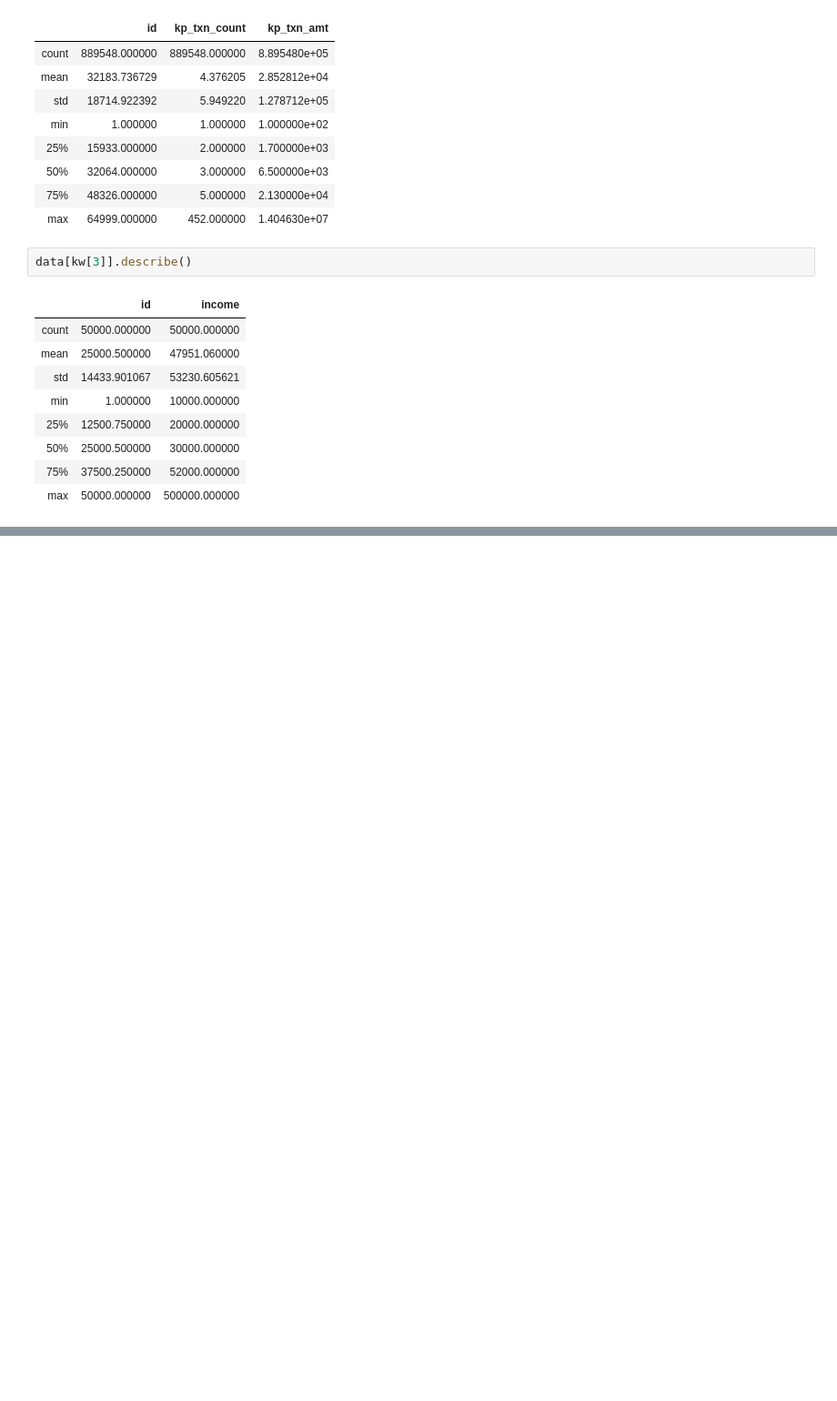
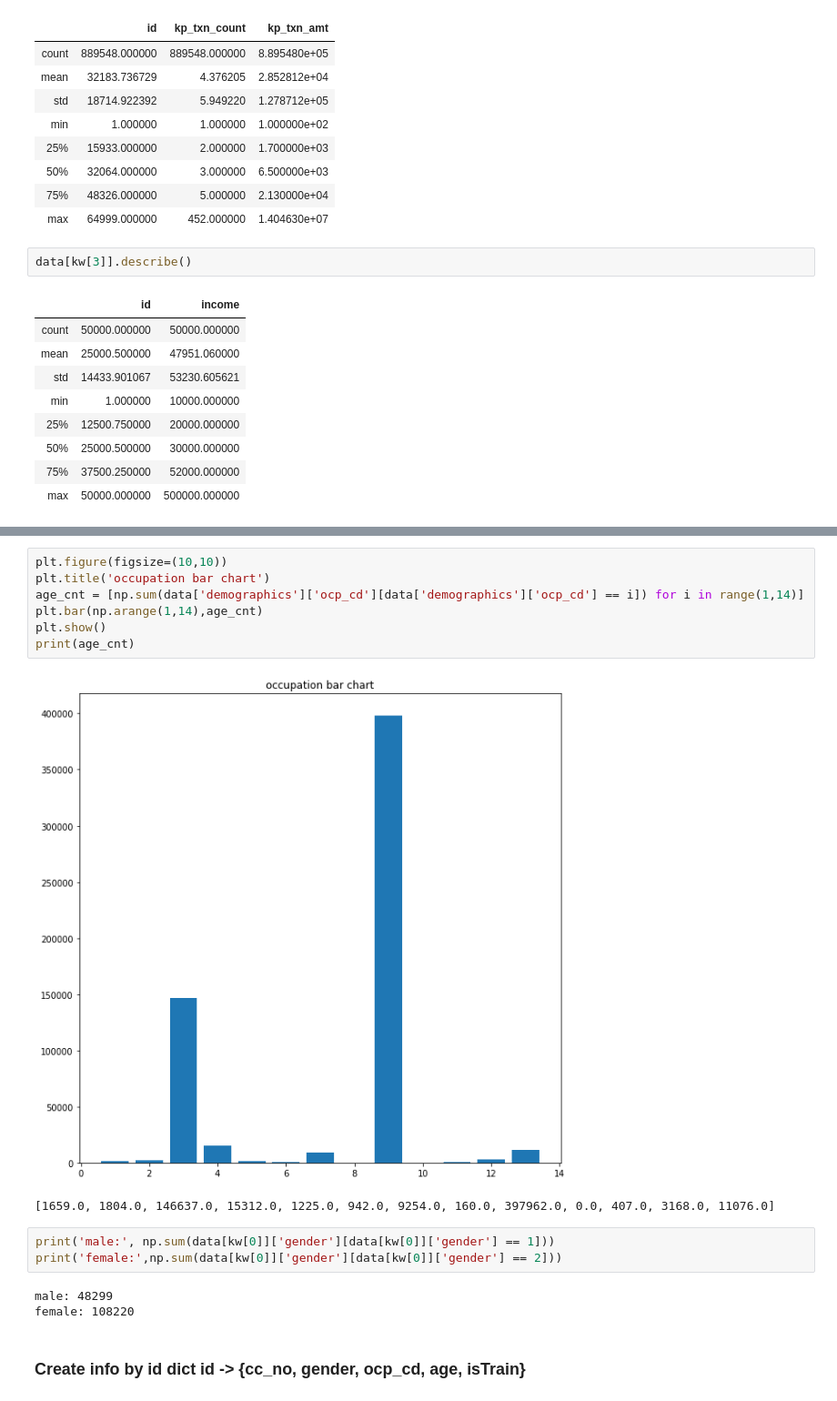
Before and after one commit to thanit456/techjam_2019, a Jupyter notebook: data_pack/Dai.ipynb, the cells around one changed output, grey strips where cells are left out. Shown at 91% size. Drawn from its saved outputs; the diff is of its cells as text; blank space fills up the shorter version.

```diff
--- a/data_pack/Dai.ipynb
+++ b/data_pack/Dai.ipynb
@@ -89,0 +118,18 @@ data[kw[3]].describe()
+# %%
+plt.figure(figsize=(10,10))
+plt.title('occupation bar chart')
+age_cnt = [np.sum(data['demographics']['ocp_cd'][data['demographics']['ocp_cd'] == i]) for i in range(1,14)]
+plt.bar(np.arange(1,14),age_cnt)
+plt.show()
+print(age_cnt)
+# %% [output]
+[figure, added]
+[1659.0, 1804.0, 146637.0, 15312.0, 1225.0, 942.0, 9254.0, 160.0, 397962.0, 0.0, 407.0, 3168.0, 11076.0]
+# %%
+print('male:', np.sum(data[kw[0]]['gender'][data[kw[0]]['gender'] == 1]))
+print('female:',np.sum(data[kw[0]]['gender'][data[kw[0]]['gender'] == 2]))
+# %% [output]
+male: 48299
+female: 108220
+# %% [markdown]
+### Create info by id dict id -> {cc_no, gender, ocp_cd, age, isTrain}
```
Also changed, not shown: parts of 17 cells of this notebook.
